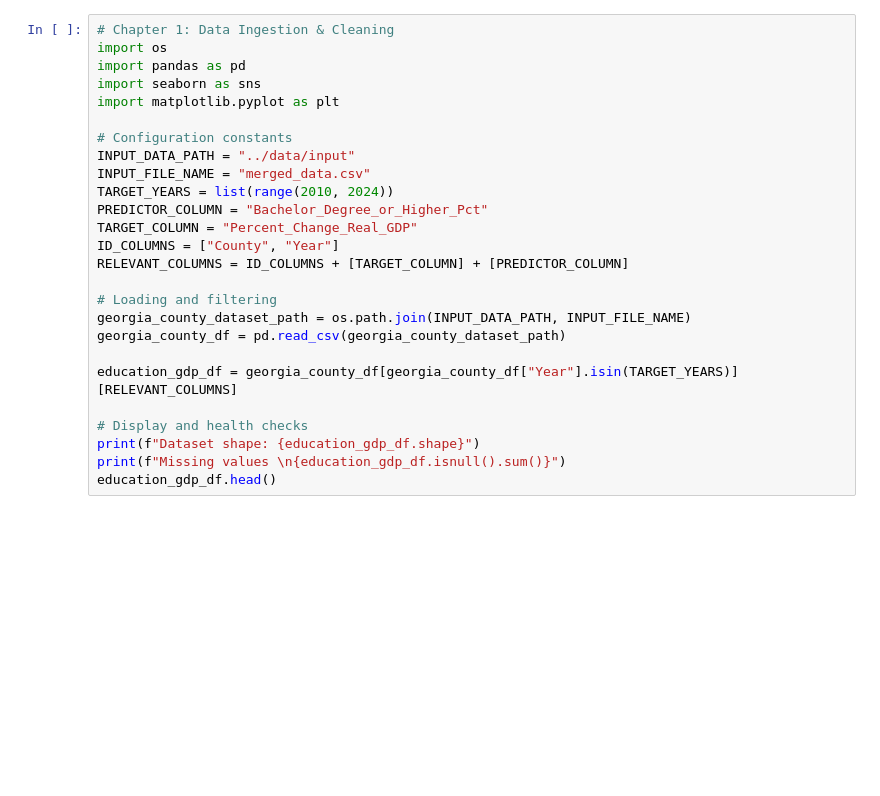
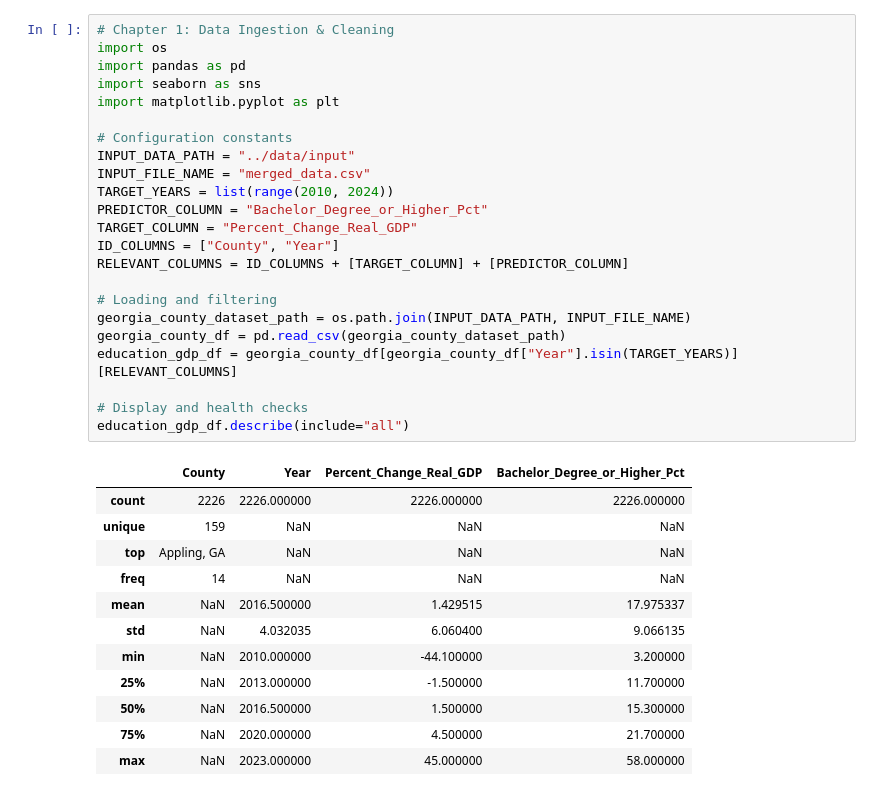
Before and after one commit to Gustavo-Galvao-e-Silva/TerraTrends, a Jupyter notebook: eda_notebooks/education_impact_analysis.ipynb, the cells around one changed output. Drawn from its saved outputs; the diff is of its cells as text; blank space fills up the shorter version.

```diff
--- a/eda_notebooks/education_impact_analysis.ipynb
+++ b/eda_notebooks/education_impact_analysis.ipynb
@@ -42,27 +52,37 @@ The notebook first begins by loading the TerraTrends updated data set (which now
 # %%
 # Chapter 1: Data Ingestion & Cleaning
 import os
 import pandas as pd
 import seaborn as sns
 import matplotlib.pyplot as plt
 
 # Configuration constants
 INPUT_DATA_PATH = "../data/input"
 INPUT_FILE_NAME = "merged_data.csv"
 TARGET_YEARS = list(range(2010, 2024))
 PREDICTOR_COLUMN = "Bachelor_Degree_or_Higher_Pct"
 TARGET_COLUMN = "Percent_Change_Real_GDP"
 ID_COLUMNS = ["County", "Year"]
 RELEVANT_COLUMNS = ID_COLUMNS + [TARGET_COLUMN] + [PREDICTOR_COLUMN]
 
 # Loading and filtering
 georgia_county_dataset_path = os.path.join(INPUT_DATA_PATH, INPUT_FILE_NAME)
 georgia_county_df = pd.read_csv(georgia_county_dataset_path)
-
 education_gdp_df = georgia_county_df[georgia_county_df["Year"].isin(TARGET_YEARS)][RELEVANT_COLUMNS]
 
 # Display and health checks
-print(f"Dataset shape: {education_gdp_df.shape}")
-print(f"Missing values \n{education_gdp_df.isnull().sum()}")
-education_gdp_df.head()
+education_gdp_df.describe(include="all")
+# %% [output]
+|  | County | Year | Percent_Change_Real_GDP | Bachelor_Degree_or_Higher_Pct |
+| count | 2226 | 2226.000000 | 2226.000000 | 2226.000000 |
+| unique | 159 | NaN | NaN | NaN |
+| top | Appling, GA | NaN | NaN | NaN |
+| freq | 14 | NaN | NaN | NaN |
+| mean | NaN | 2016.500000 | 1.429515 | 17.975337 |
+| std | NaN | 4.032035 | 6.060400 | 9.066135 |
+| min | NaN | 2010.000000 | -44.100000 | 3.200000 |
+| 25% | NaN | 2013.000000 | -1.500000 | 11.700000 |
+| 50% | NaN | 2016.500000 | 1.500000 | 15.300000 |
+| 75% | NaN | 2020.000000 | 4.500000 | 21.700000 |
+| max | NaN | 2023.000000 | 45.000000 | 58.000000 |
 # %% [markdown]
```
Also changed, not shown: parts of 10 cells of this notebook, 1 other file.
